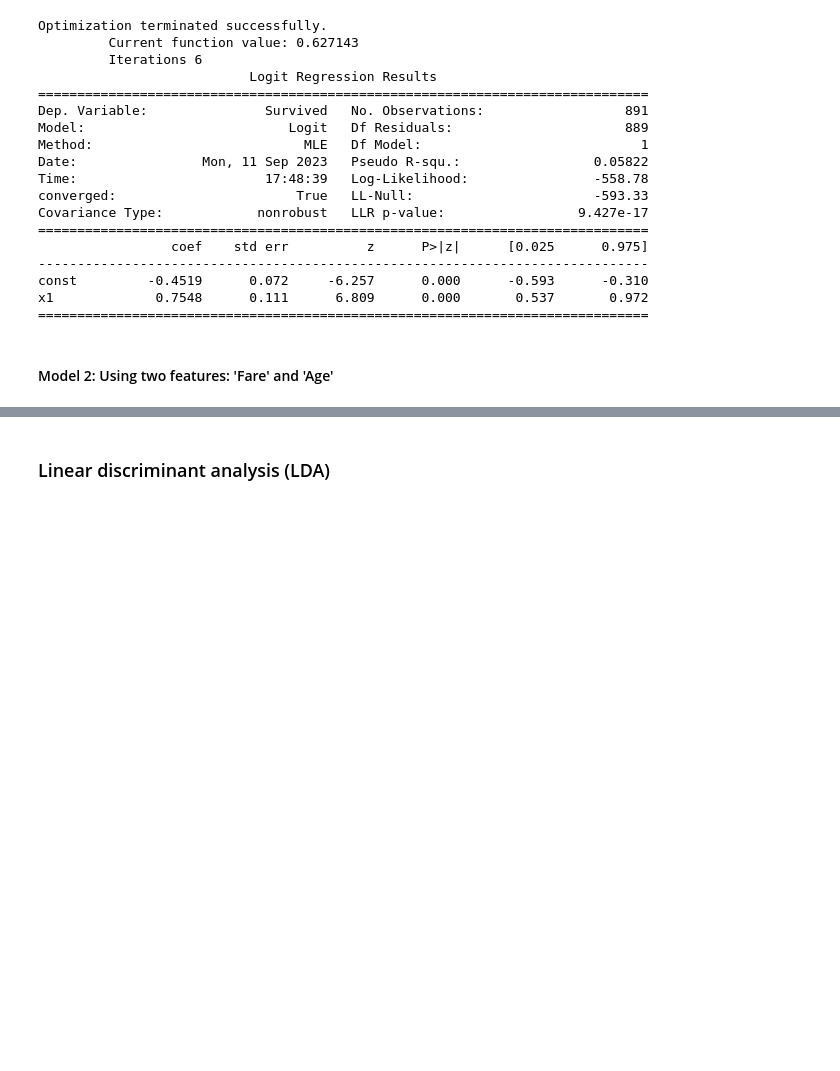
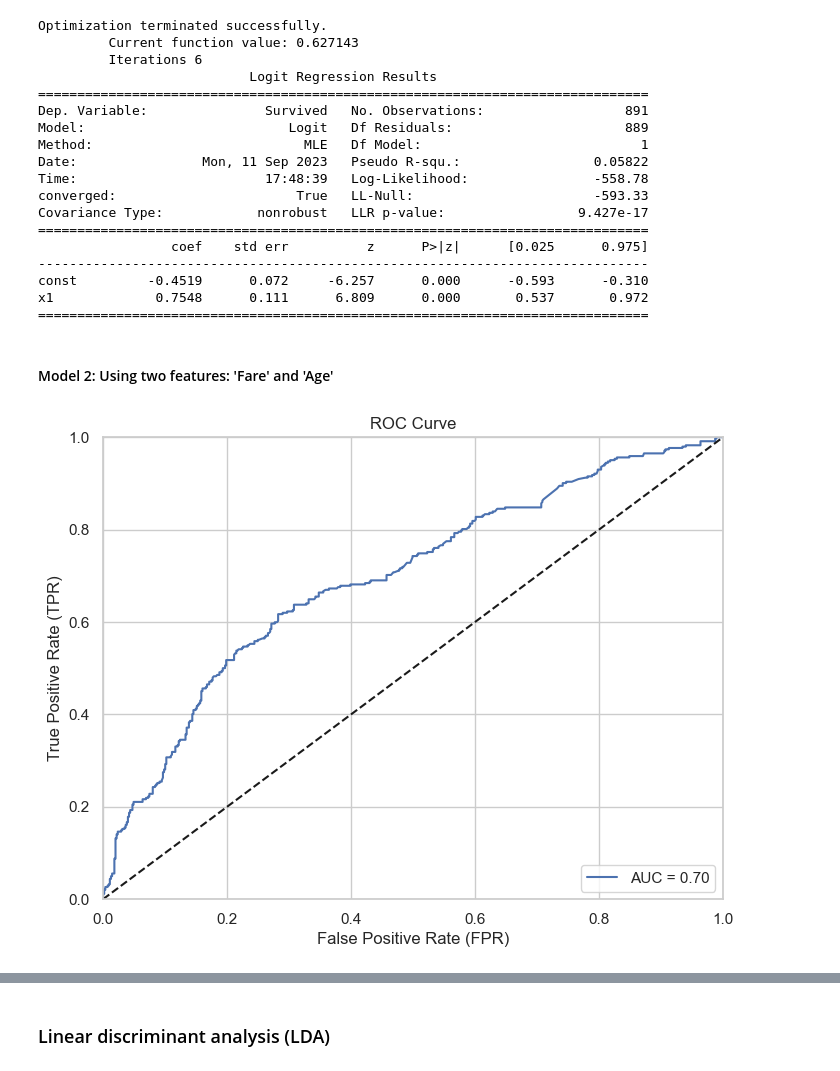
Before and after one commit to GiuliaSolinas/TitanicKaggleML, a Jupyter notebook: code/EDA_Giulia_Solinas.ipynb, the cells around one changed output, grey strips where cells are left out. Saved outputs shown, nothing was run; the diff lists cells and outputs as text; code cells hidden in the pictures; blank space fills up the shorter version.

Commit message:
Completing logistic regression analysis and updating notes.md

```diff
--- a/code/EDA_Giulia_Solinas.ipynb
+++ b/code/EDA_Giulia_Solinas.ipynb
@@ -1026,26 +1026,40 @@ x1             0.7548      0.111      6.809      0.000       0.537       0.972
 #### Model 2: Using two features: 'Fare' and 'Age'
 # %%
 # Define the features
-# features_2 = ['Fare', 'Age']
+features_2 = ['Fare', 'Age']
 # %%
 # Scalling the data
-# X_2 = scaler.fit_transform(df_train[features_2])
-# X_2_test = scaler.transform(df_test[features_2])
+X_2 = scaler.fit_transform(df_train[features_2])
+X_2_test = scaler.transform(df_test[features_2])
 # %%
 # Model the logistic regression function using the package sklearn.linear_model
 #
-# model_2 = LogisticRegression()
-# model_2.fit
+model_2 = LogisticRegression()
+model_2.fit(X_2, y)
+predictions_2 = model_2.predict(X_2_test)
 # %%
 # Model evaulation: Visual representation
 # Evaluate the outcome with the the ROC (Receiver Operating Characteristic) curve and the AUC (Area Under the Curve) score. By visualizing the ROC curve and AUC score, you can assess the model's ability to discriminate between the positive and negative classes. A higher AUC score typically indicates better performance.
 
 # Compute predicted probabilities for the positive class (in this case , those who survived
-# predicted_probabilities = model_2.predict_proba(X_2)[:, 1]
+predicted_probabilities_2 = model_2.predict_proba(X_2)[:, 1]
 
 # Compute the ROC curve using the roc_curve() from scikit-learn, which takes the true labels and the predicted probabilities.
-
+fpr, tpr, thresholds = roc_curve(y, predicted_probabilities_2)
 
 # Compute the AUC score
+auc_score_2 = roc_auc_score(y, predicted_probabilities_2)
 
 # Plot the ROC curve
+plt.figure(figsize=(8, 6))
+plt.plot(fpr, tpr, label=f'AUC = {auc_score_2:.2f}')
+plt.plot([0, 1], [0, 1], 'k--')  # Diagonal reference line
+plt.xlim([0.0, 1.0])
+plt.ylim([0.0, 1.0])
+plt.xlabel('False Positive Rate (FPR)')
+plt.ylabel('True Positive Rate (TPR)')
+plt.title('ROC Curve')
+plt.legend(loc='lower right')
+plt.show()
+# %% [output]
+[figure, added]
```
Also changed, not shown: parts of 24 cells of this notebook, 1 other file.
